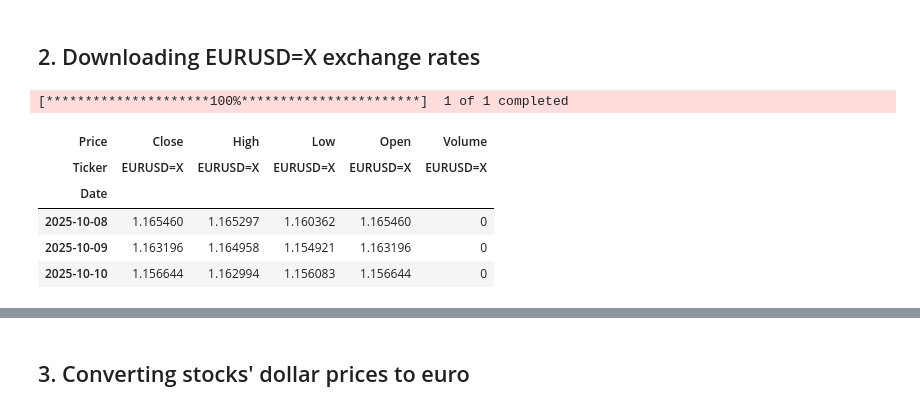
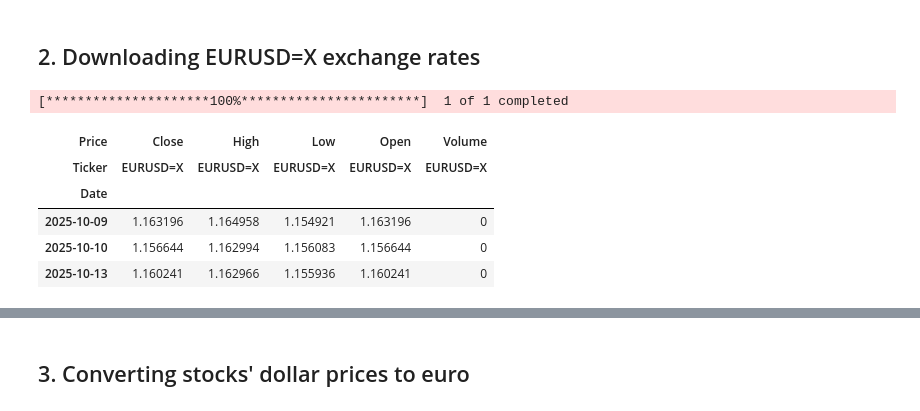
Before and after one commit to luigiselmi/finstat, a Jupyter notebook: experiments/experimental_portfolio.ipynb, the cells around one changed output, grey strips where cells are left out. Saved outputs shown, nothing was run; the diff lists cells and outputs as text; code cells hidden in the pictures.

```diff
--- a/experiments/experimental_portfolio.ipynb
+++ b/experiments/experimental_portfolio.ipynb
@@ -40,7 +41,7 @@ YFinance version: 0.2.65
 We download the price time series for a number of stocs. The NVDA and GOOGL prices are in USD, the others in EUR.
 # %%
 start_day = '2024-01-01'
-end_day = '2025-10-13'
+end_day = '2025-10-14'
 date_index = pd.date_range(start_day, end_day)
 # %%
 stocks_list = ['NVDA', 'GOOGL', 'CSSPX.MI', 'UCG.MI', 'ISP.MI']
@@ -104,13 +66,13 @@ stocks_close.to_csv(portfolio_price_file)
 # %% [markdown]
 ## 2. Downloading EURUSD=X exchange rates
 # %%
-eur_usd = yf.download('EURUSD=X', start='2024-01-01', end='2025-10-13')
-eur_usd.tail(3)
+eur_usd_exchange_rate = yf.download('EURUSD=X', start=start_day, end=end_day)
+eur_usd_exchange_rate.tail(3)
 # %% [output]
 [*********************100%***********************]  1 of 1 completed
 | Price | Close | High | Low | Open | Volume |
 | Ticker | EURUSD=X | EURUSD=X | EURUSD=X | EURUSD=X | EURUSD=X |
 | Date |  |  |  |  |  |
-| 2025-10-08 | 1.165460 | 1.165297 | 1.160362 | 1.165460 | 0 |
 | 2025-10-09 | 1.163196 | 1.164958 | 1.154921 | 1.163196 | 0 |
 | 2025-10-10 | 1.156644 | 1.162994 | 1.156083 | 1.156644 | 0 |
+| 2025-10-13 | 1.160241 | 1.162966 | 1.155936 | 1.160241 | 0 |
```
Also changed, not shown: parts of 21 cells of this notebook, 1 other file.
